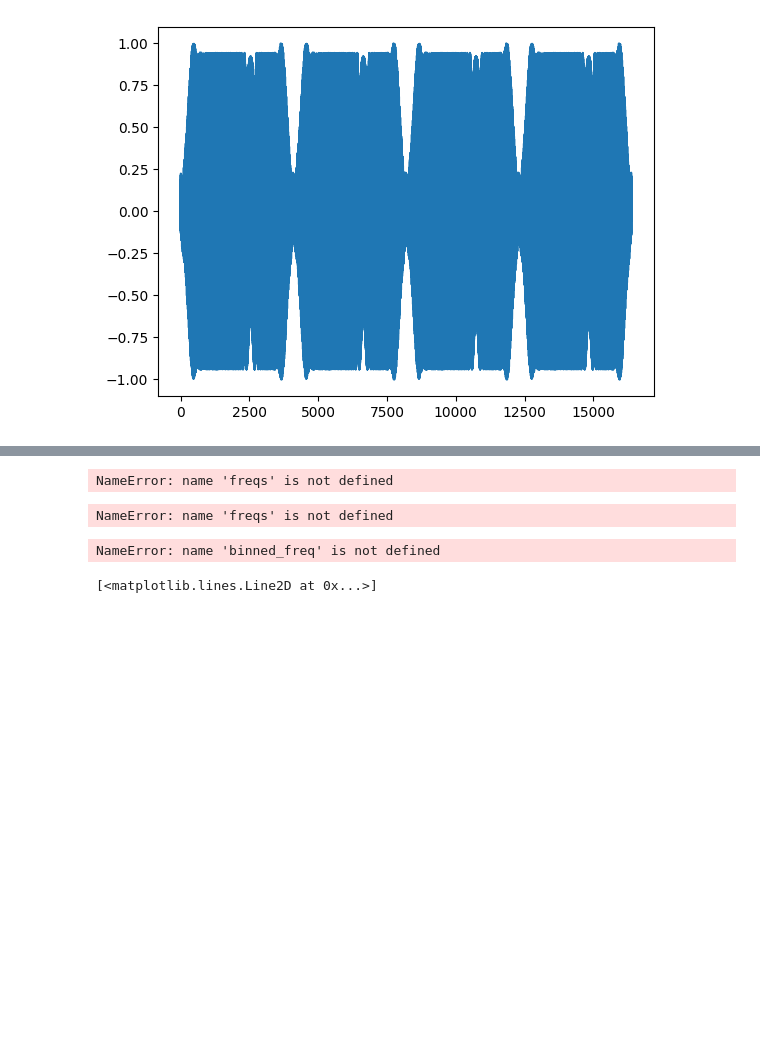
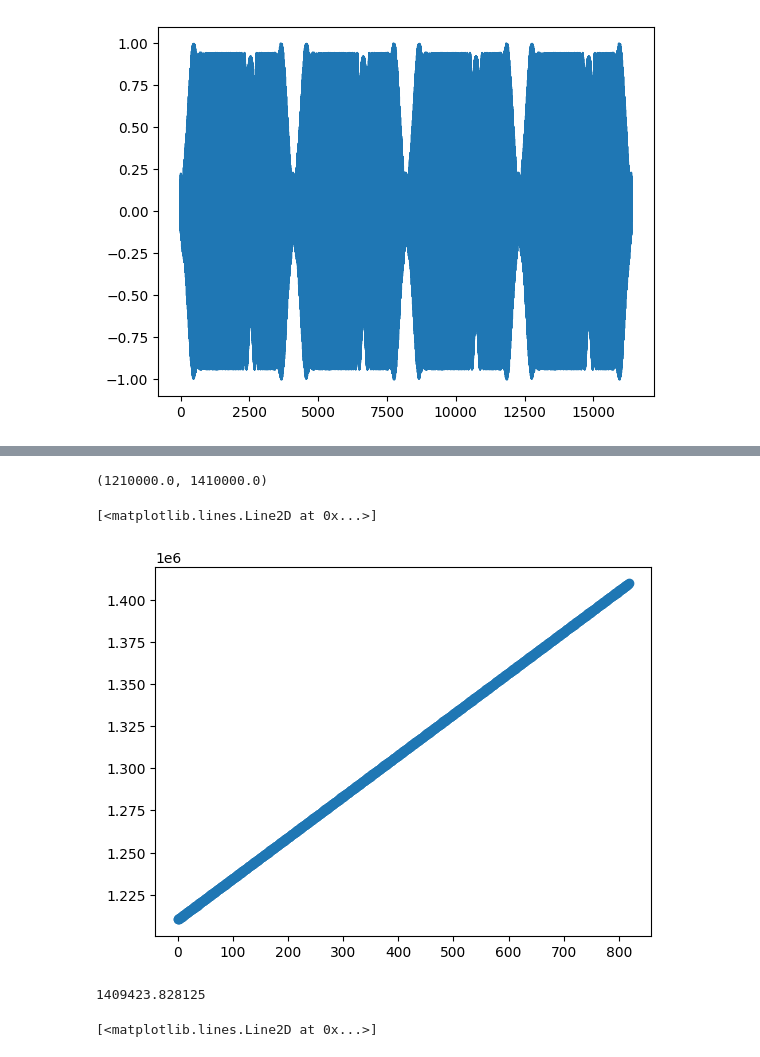
Before and after one commit to m3-learning/BandExcitation, a Jupyter notebook: testing/dataset.ipynb, the cells around one changed output, grey strips where cells are left out. Drawn from its saved outputs; the diff is of its cells as text; code cells hidden in the pictures; blank space fills up the shorter version.

```diff
--- a/testing/dataset.ipynb
+++ b/testing/dataset.ipynb
@@ -107,17 +157,18 @@ NameError: name 'BE_wave' is not defined
 # %%
-inds = DataConverter.extract_freq_range(freqs, (1.31e6-200e3/2, 1.31e6+200e3/2), num_bins)
+#inds = DataConverter.extract_freq_range(freqs, (1.31e6-200e3/2, 1.31e6+200e3/2), num_bins)
+inds = DataConverter.extract_freq_range(freqs, (1.31e6-200e3/2, 1.31e6+200e3/2))
 
 plt.plot(freqs[inds],'o')
 # %% [output]
-NameError: name 'freqs' is not defined
+(1210000.0, 1410000.0)
+[<matplotlib.lines.Line2D at 0x...>]
+[figure, added]
 # %%
 binned_freq = DataConverter.BE_bin(freqs[inds], num_bins) #num bins
-# %% [output]
-NameError: name 'freqs' is not defined
 # %%
 np.max(binned_freq)
 # %% [output]
-NameError: name 'binned_freq' is not defined
+1409423.828125
 # %%
 plt.plot(binned_freq, 'o')
 # %% [output]
```
Also changed, not shown: parts of 24 cells of this notebook, 6 other files.
